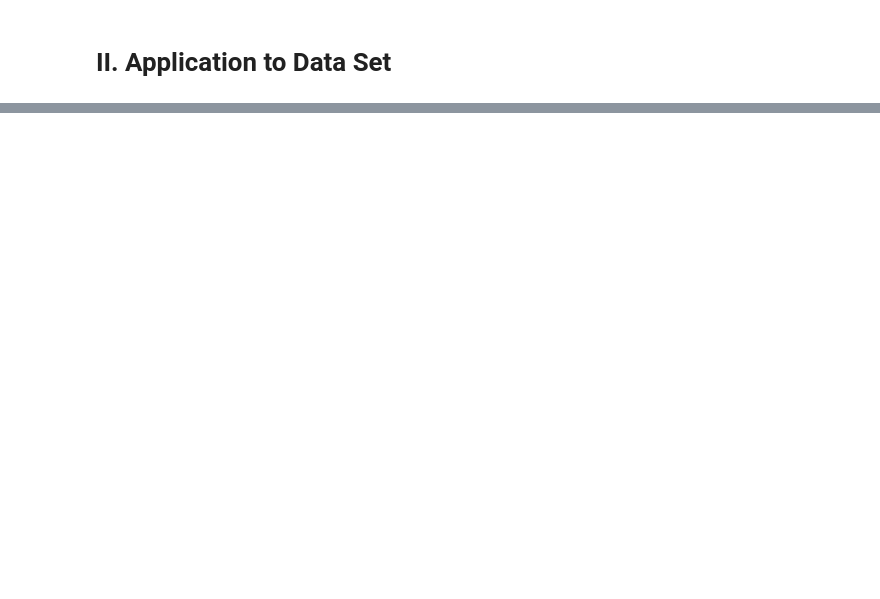
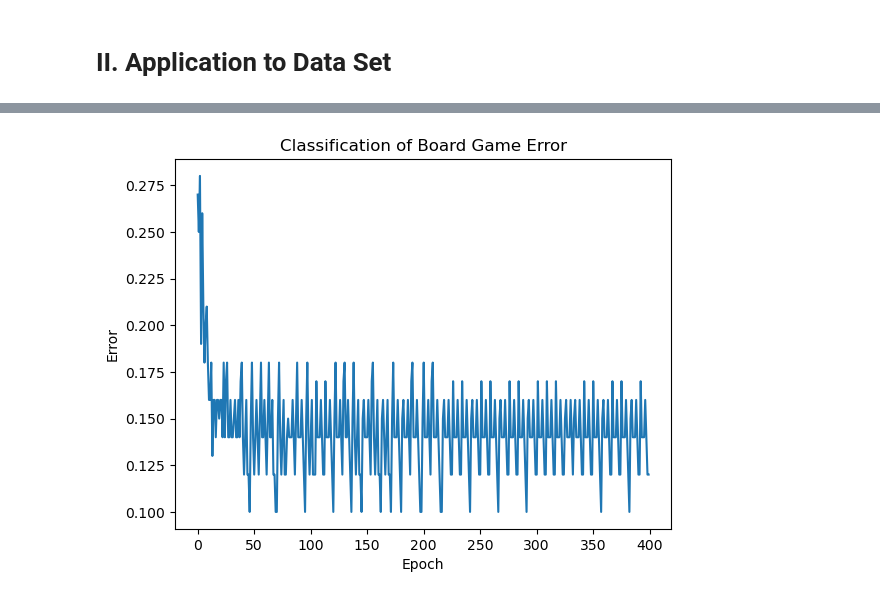
Before and after one commit to legendschwab/cmor438individual, a Jupyter notebook: Supervised Machine Learning/1. Perceptron/perceptroncmor438.ipynb, the cells around one changed output, grey strips where cells are left out. Drawn from its saved outputs; the diff is of its cells as text; code cells hidden in the pictures; blank space fills up the shorter version.

```diff
--- a/Supervised Machine Learning/1. Perceptron/perceptroncmor438.ipynb
+++ b/Supervised Machine Learning/1. Perceptron/perceptroncmor438.ipynb
@@ -166,0 +167,6 @@ Epoch 296/300, Misclassifications: 75
+# %%
+X_train = game_cleaned[['Rating Average','Complexity Average']].to_numpy()
+y_train = game_cleaned['short'].to_numpy()
+
+p = Perceptron()
+errors = p.train(X_train,y_train, epochs = 400)
@@ -166,0 +191,8 @@ Epoch 296/300, Misclassifications: 75
+# %%
+plt.plot([err / 100 for err in errors])
+plt.title("Classification of Board Game Error")
+plt.xlabel("Epoch")
+plt.ylabel("Error")
+plt.show()
+# %% [output]
+[figure, added]
```
Also changed, not shown: parts of 17 cells of this notebook, 5 other files.
